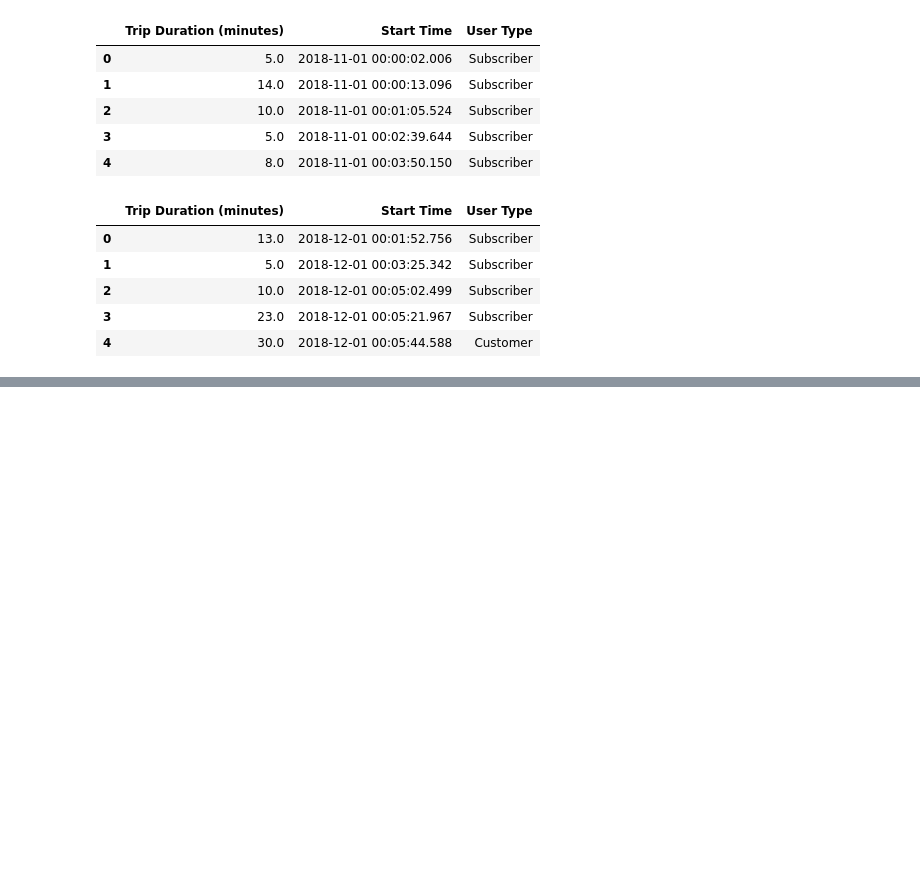
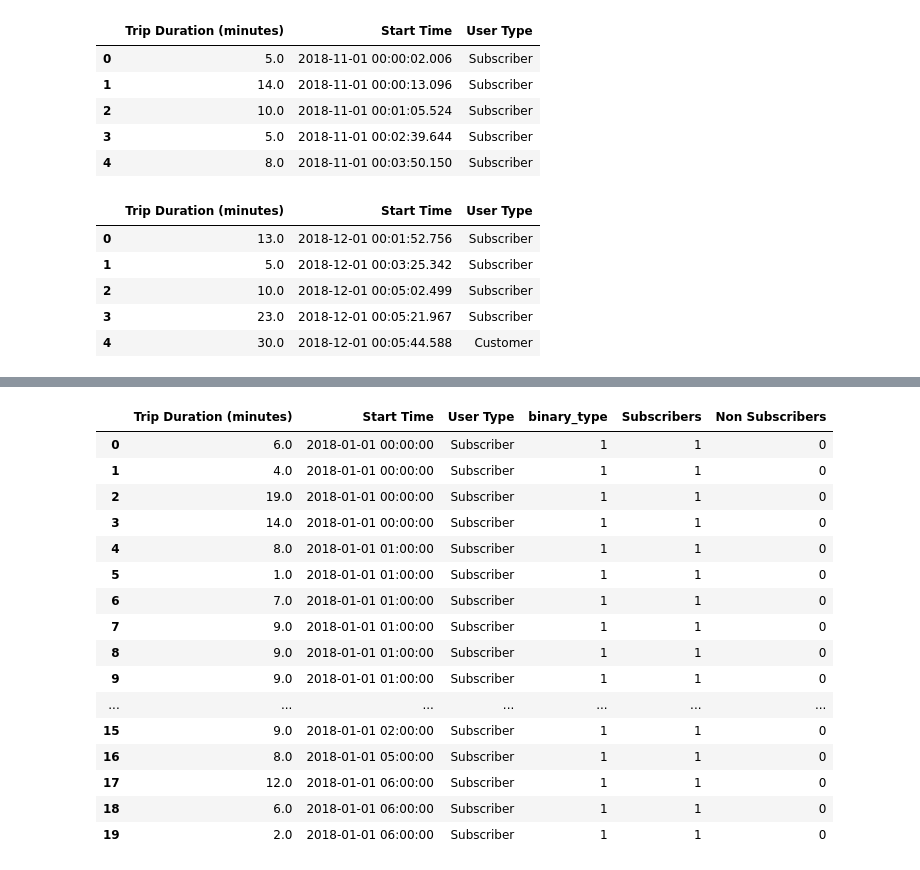
Before and after one commit to uncncsu/project-1, a Jupyter notebook: vp_br/Boston Cleaning Data.ipynb, the cells around one changed output, grey strips where cells are left out. Saved outputs shown, nothing was run; the diff lists cells and outputs as text; code cells hidden in the pictures; blank space fills up the shorter version.

```diff
--- a/vp_br/Boston Cleaning Data.ipynb
+++ b/vp_br/Boston Cleaning Data.ipynb
@@ -371,0 +336,30 @@ merged_grouped
+# %%
+user ={
+   "Subscriber" : 1,
+   "Customer" : 2}
+stype = {"Subscriber" : 1,
+      "Customer": 0}
+ctype = {"Subscriber" : 0,
+      "Customer": 1}
+merged_months['binary_type'] = merged_months['User Type'].map(user)
+merged_months['Subscribers'] = merged_months['User Type'].map(stype)
+merged_months['Non Subscribers'] = merged_months['User Type'].map(ctype)
+merged_months.head(20)
+# %% [output]
+|  | Trip Duration (minutes) | Start Time | User Type | binary_type | Subscribers | Non Subscribers |
+| 0 | 6.0 | 2018-01-01 00:00:00 | Subscriber | 1 | 1 | 0 |
+| 1 | 4.0 | 2018-01-01 00:00:00 | Subscriber | 1 | 1 | 0 |
+| 2 | 19.0 | 2018-01-01 00:00:00 | Subscriber | 1 | 1 | 0 |
+| 3 | 14.0 | 2018-01-01 00:00:00 | Subscriber | 1 | 1 | 0 |
+| 4 | 8.0 | 2018-01-01 01:00:00 | Subscriber | 1 | 1 | 0 |
+| 5 | 1.0 | 2018-01-01 01:00:00 | Subscriber | 1 | 1 | 0 |
+| 6 | 7.0 | 2018-01-01 01:00:00 | Subscriber | 1 | 1 | 0 |
+| 7 | 9.0 | 2018-01-01 01:00:00 | Subscriber | 1 | 1 | 0 |
+| 8 | 9.0 | 2018-01-01 01:00:00 | Subscriber | 1 | 1 | 0 |
+| 9 | 9.0 | 2018-01-01 01:00:00 | Subscriber | 1 | 1 | 0 |
+| ... | ... | ... | ... | ... | ... | ... |
+| 15 | 9.0 | 2018-01-01 02:00:00 | Subscriber | 1 | 1 | 0 |
+| 16 | 8.0 | 2018-01-01 05:00:00 | Subscriber | 1 | 1 | 0 |
+| 17 | 12.0 | 2018-01-01 06:00:00 | Subscriber | 1 | 1 | 0 |
+| 18 | 6.0 | 2018-01-01 06:00:00 | Subscriber | 1 | 1 | 0 |
+| 19 | 2.0 | 2018-01-01 06:00:00 | Subscriber | 1 | 1 | 0 |
```
Also changed, not shown: parts of 4 cells of this notebook, 5 other files.
